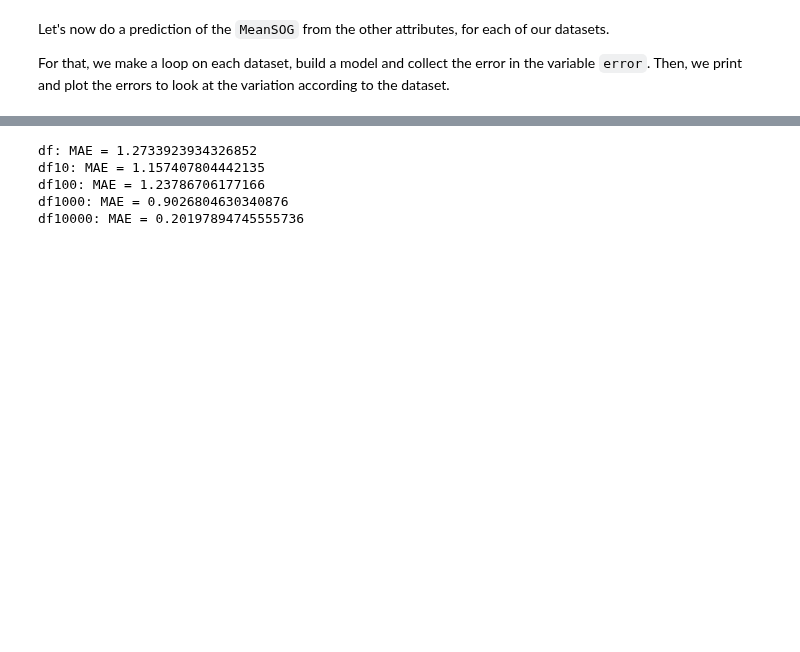
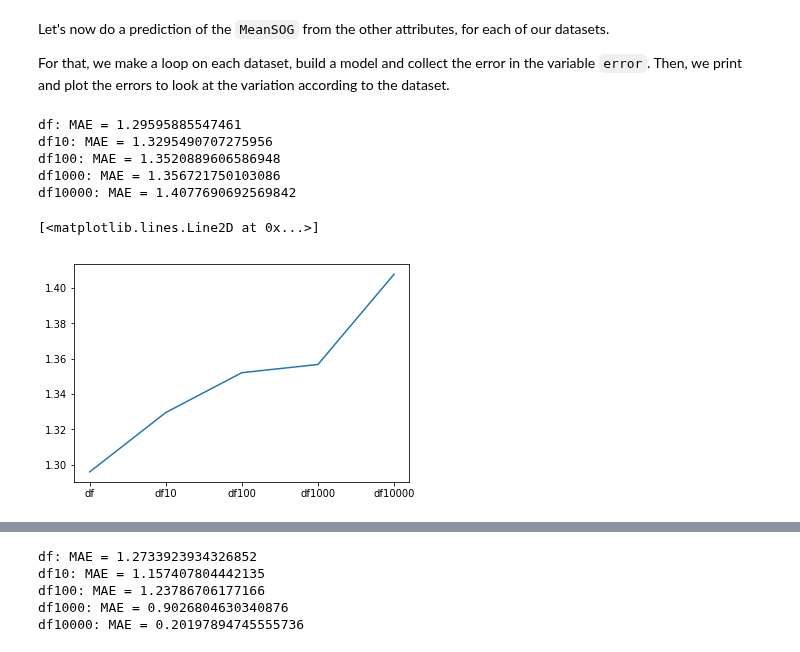
Before and after one commit to xldrkp/jb-test, a Jupyter notebook: content/chapter1-numerical/1-4-2-identical.ipynb, the cells around one changed output, grey strips where cells are left out. Drawn from its saved outputs; the diff is of its cells as text; code cells hidden in the pictures; blank space fills up the shorter version.

```diff
--- a/content/chapter1-numerical/1-4-2-identical.ipynb
+++ b/content/chapter1-numerical/1-4-2-identical.ipynb
@@ -111,3 +113,48 @@ interactive(children=(Dropdown(description='Dataset:', options=('Classic static
 Let's now do a prediction of the ``MeanSOG`` from the other attributes, for each of our datasets.
 
 For that, we make a loop on each dataset, build a model and collect the error in the variable ``error``. Then, we print and plot the errors to look at the variation according to the dataset.
+# %%
+# Select 2% of the original dataset for testing
+n = int(0.2 * len(static_data))
+test = static_data.sample(n = n).fillna(value = 0)
+train_static = static_data.drop(test.index)
+# %%
+train_df10 = df10.drop(test.index)
+train_df100 = df100.drop(test.index)
+train_df1000 = df1000.drop(test.index)
+train_df10000 = df10000.drop(test.index)
+# %%
+# Comparison of prediction of MeanSOG with normal static data and copied datasets
+
+from sklearn.metrics import mean_absolute_error
+import matplotlib.pyplot as plt
+
+x = ['VesselType', 'Length', 'Width', 'Draft']
+y = ['MeanSOG']
+
+errors = [[], []]
+
+train_static.name = 'df'
+train_df10.name = 'df10'
+train_df100.name = 'df100'
+train_df1000.name = 'df1000'
+train_df10000.name = 'df10000'
+
+for df in [train_static, train_df10, train_df100, train_df1000, train_df10000]:
+    model = knn_reg_train(df, x,  y)
+    predictions = model.predict(test[x])
+    error = mean_absolute_error(predictions, test[y])
+    print(df.name + ': MAE = ' + str(error))
+
+    errors[0].append(df.name)
+    errors[1].append(error)
+
+plt.plot(errors[0], errors[1])
+# %% [output]
+df: MAE = 1.29595885547461
+df10: MAE = 1.3295490707275956
+df100: MAE = 1.3520889606586948
+df1000: MAE = 1.356721750103086
+df10000: MAE = 1.4077690692569842
+[<matplotlib.lines.Line2D at 0x...>]
+[figure, added]
```
Also changed, not shown: parts of 7 cells of this notebook, 3 other files.
